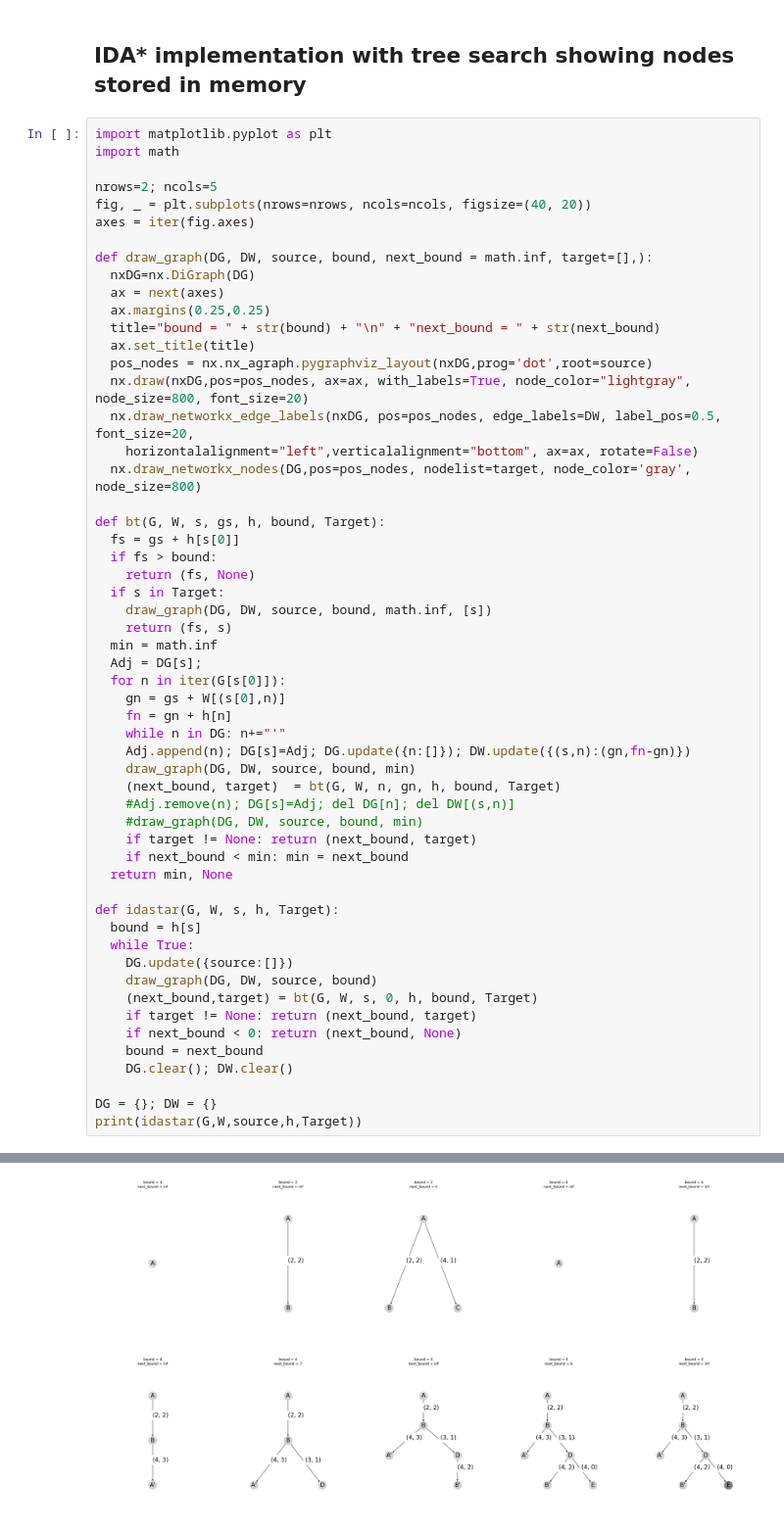
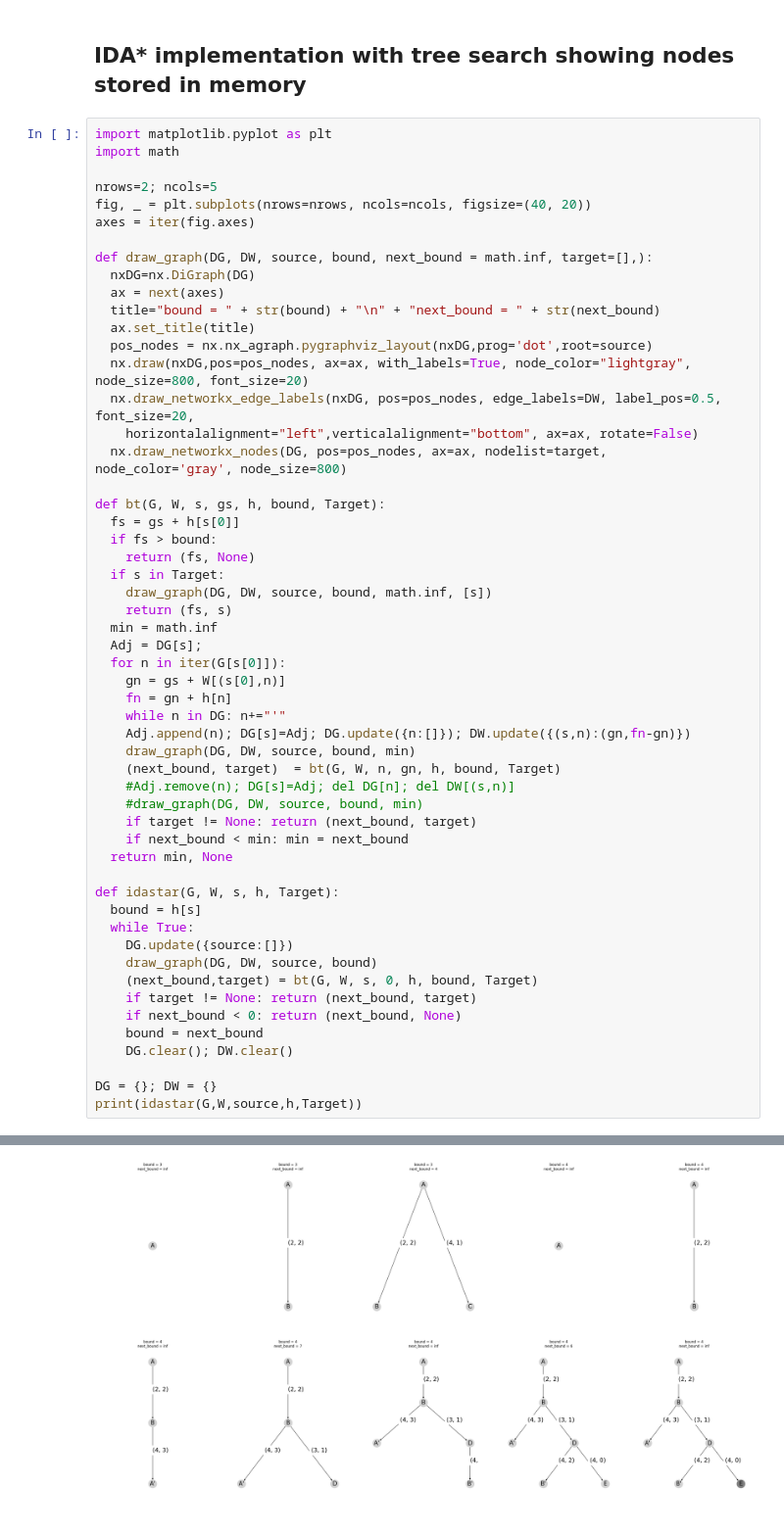
Before and after one commit to jorcisai/SIN, a Jupyter notebook: block1/search/A star/idastar.ipynb, the cells around one changed output, grey strips where cells are left out. Shown at 98% size. Saved outputs shown, nothing was run; the diff lists cells and outputs as text.

```diff
--- a/block1/search/A star/idastar.ipynb
+++ b/block1/search/A star/idastar.ipynb
@@ -97,14 +97,13 @@ axes = iter(fig.axes)
 def draw_graph(DG, DW, source, bound, next_bound = math.inf, target=[],):
   nxDG=nx.DiGraph(DG)
   ax = next(axes)
-  ax.margins(0.25,0.25)
   title="bound = " + str(bound) + "\n" + "next_bound = " + str(next_bound)
   ax.set_title(title)
   pos_nodes = nx.nx_agraph.pygraphviz_layout(nxDG,prog='dot',root=source)
   nx.draw(nxDG,pos=pos_nodes, ax=ax, with_labels=True, node_color="lightgray", node_size=800, font_size=20)
   nx.draw_networkx_edge_labels(nxDG, pos=pos_nodes, edge_labels=DW, label_pos=0.5, font_size=20,
     horizontalalignment="left",verticalalignment="bottom", ax=ax, rotate=False)
-  nx.draw_networkx_nodes(DG,pos=pos_nodes, nodelist=target, node_color='gray', node_size=800)
+  nx.draw_networkx_nodes(DG, pos=pos_nodes, ax=ax, nodelist=target, node_color='gray', node_size=800)
 
 def bt(G, W, s, gs, h, bound, Target):
   fs = gs + h[s[0]]
@@ -116,31 +115,31 @@ def bt(G, W, s, gs, h, bound, Target):
   min = math.inf
   Adj = DG[s];
   for n in iter(G[s[0]]):
     gn = gs + W[(s[0],n)]
     fn = gn + h[n]
     while n in DG: n+="'"
     Adj.append(n); DG[s]=Adj; DG.update({n:[]}); DW.update({(s,n):(gn,fn-gn)})
     draw_graph(DG, DW, source, bound, min)
     (next_bound, target)  = bt(G, W, n, gn, h, bound, Target)
     #Adj.remove(n); DG[s]=Adj; del DG[n]; del DW[(s,n)]
     #draw_graph(DG, DW, source, bound, min)
     if target != None: return (next_bound, target)
     if next_bound < min: min = next_bound
   return min, None
 
 def idastar(G, W, s, h, Target):
   bound = h[s]
   while True:
     DG.update({source:[]})
     draw_graph(DG, DW, source, bound)
     (next_bound,target) = bt(G, W, s, 0, h, bound, Target)
     if target != None: return (next_bound, target)
     if next_bound < 0: return (next_bound, None)
     bound = next_bound
     DG.clear(); DW.clear()
 
 DG = {}; DW = {}
 print(idastar(G,W,source,h,Target))
 # %% [output]
 (4, 'E')
-[figure, old version]
+[figure, new version]
```
Also changed, not shown: 13 other files.
